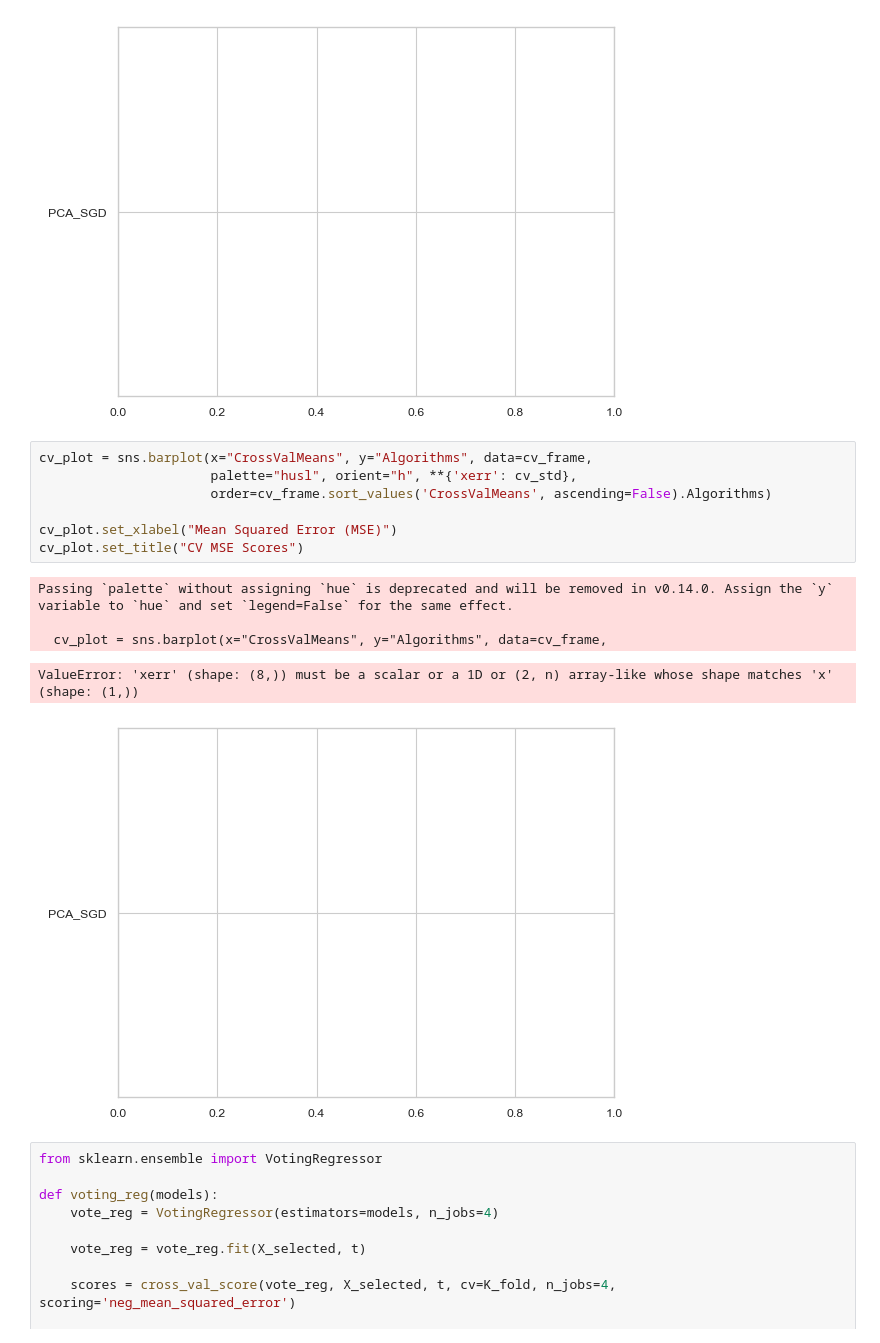
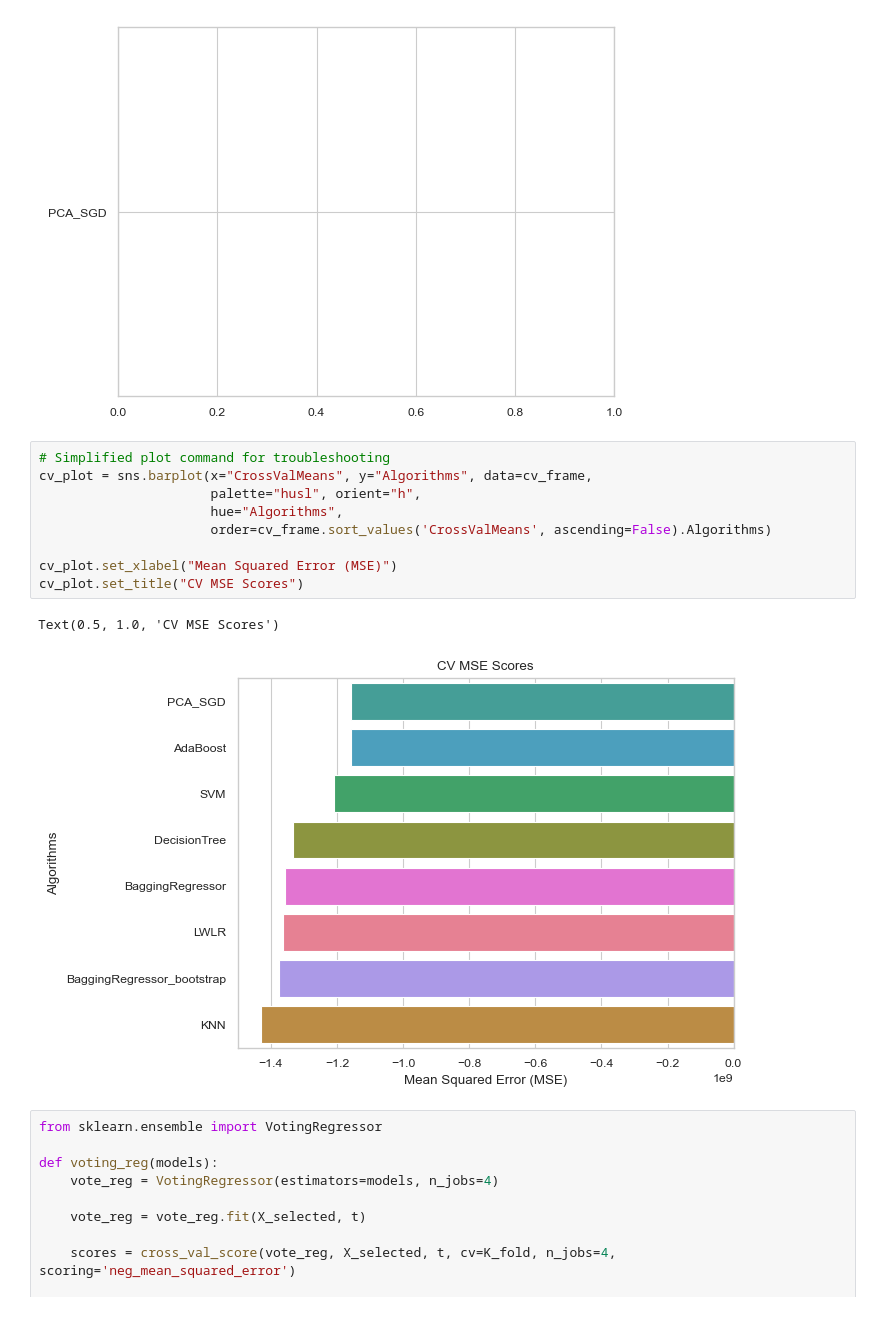
Before and after one commit to yayaya142/House-Prices-ML, a Jupyter notebook: src/house_prices.ipynb, the cells around one changed output. Cells and saved outputs as stored; diff of their text form.

Commit message:
fix graph

```diff
--- a/src/house_prices.ipynb
+++ b/src/house_prices.ipynb
@@ -1485,18 +1489,17 @@ Passing `palette` without assigning `hue` is deprecated and will be removed in v
 ValueError: 'xerr' (shape: (8,)) must be a scalar or a 1D or (2, n) array-like whose shape matches 'x' (shape: (1,))
 [figure]
 # %%
+# Simplified plot command for troubleshooting
 cv_plot = sns.barplot(x="CrossValMeans", y="Algorithms", data=cv_frame,
-                      palette="husl", orient="h", **{'xerr': cv_std},
+                      palette="husl", orient="h",
+                      hue="Algorithms",
                       order=cv_frame.sort_values('CrossValMeans', ascending=False).Algorithms)
 
 cv_plot.set_xlabel("Mean Squared Error (MSE)")
 cv_plot.set_title("CV MSE Scores")
 # %% [output]
-Passing `palette` without assigning `hue` is deprecated and will be removed in v0.14.0. Assign the `y` variable to `hue` and set `legend=False` for the same effect.
-
-  cv_plot = sns.barplot(x="CrossValMeans", y="Algorithms", data=cv_frame,
+Text(0.5, 1.0, 'CV MSE Scores')
-ValueError: 'xerr' (shape: (8,)) must be a scalar or a 1D or (2, n) array-like whose shape matches 'x' (shape: (1,))
-[figure, old version]
+[figure, new version]
 # %%
 from sklearn.ensemble import VotingRegressor
 
```
Also changed, not shown: parts of 3 cells of this notebook.
